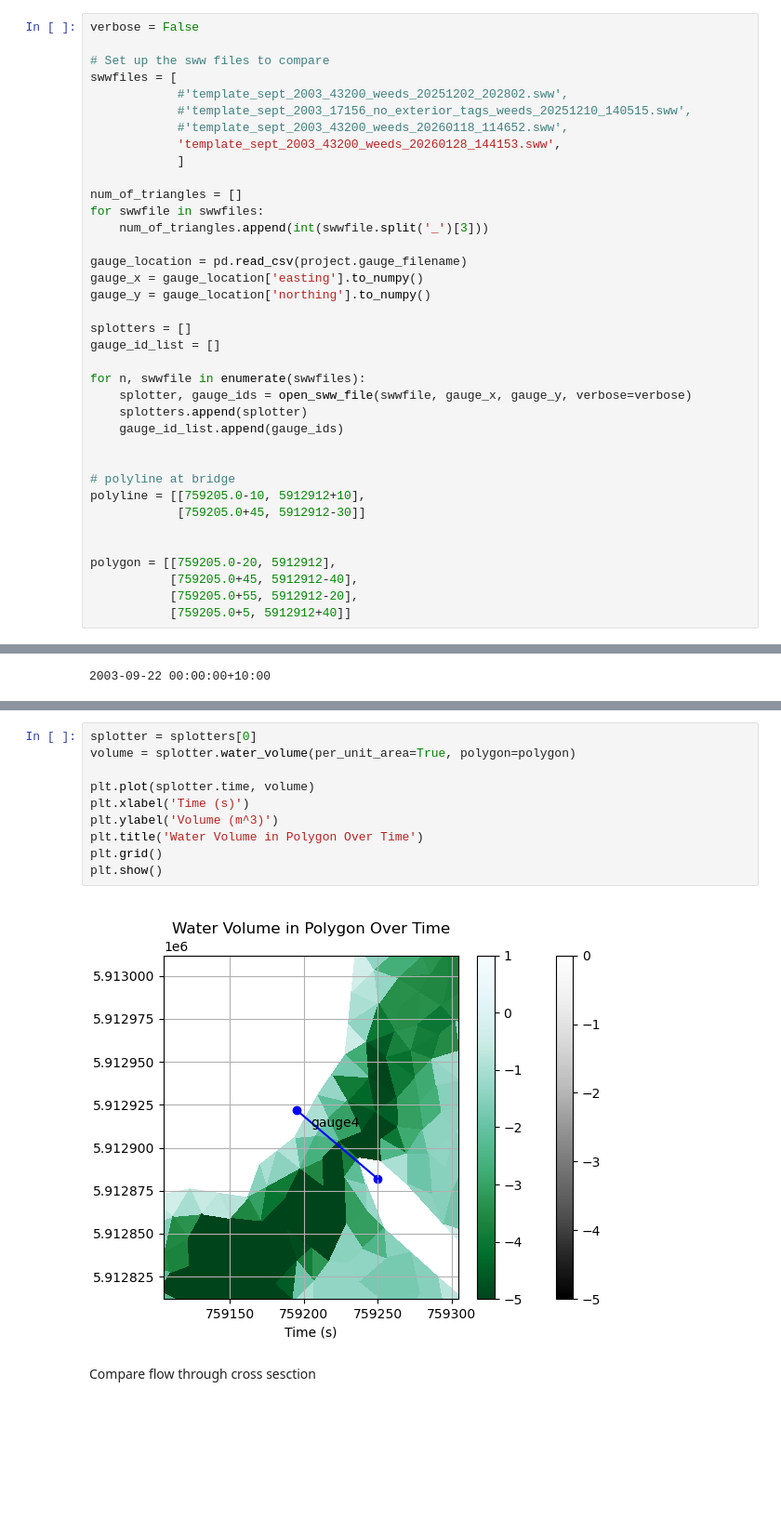
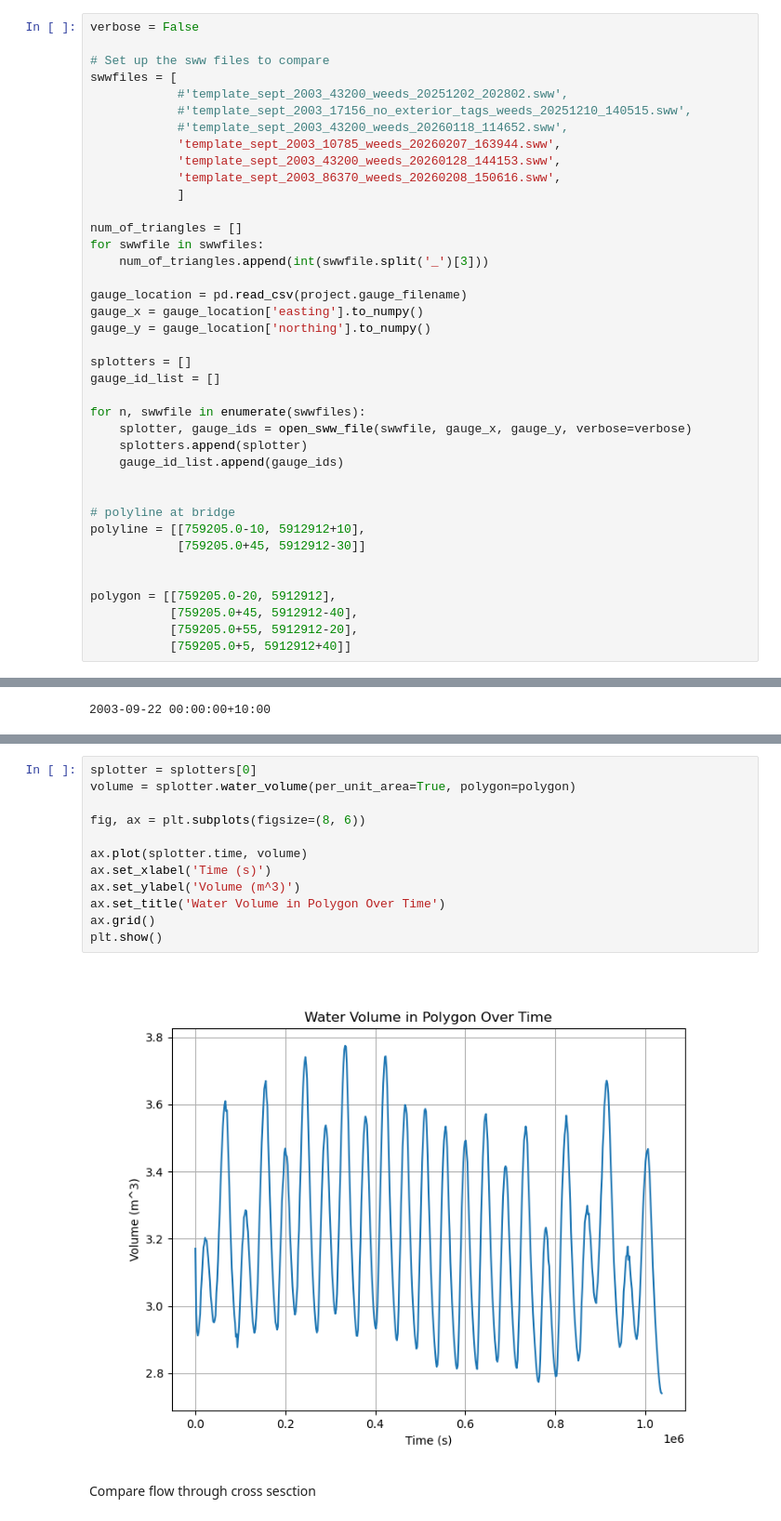
Before and after one commit to stoiver/merimbula, a Jupyter notebook: simulations/template/nb_compare_gauge_data.ipynb, the cells around one changed output, grey strips where cells are left out. Shown at 93% size. Drawn from its saved outputs; the diff is of its cells as text; blank space fills up the shorter version.

```diff
--- a/simulations/template/nb_compare_gauge_data.ipynb
+++ b/simulations/template/nb_compare_gauge_data.ipynb
@@ -76,7 +78,9 @@ swwfiles = [
             #'template_sept_2003_43200_weeds_20251202_202802.sww',
             #'template_sept_2003_17156_no_exterior_tags_weeds_20251210_140515.sww',
             #'template_sept_2003_43200_weeds_20260118_114652.sww',
+            'template_sept_2003_10785_weeds_20260207_163944.sww',
             'template_sept_2003_43200_weeds_20260128_144153.sww',
+            'template_sept_2003_86370_weeds_20260208_150616.sww',
             ]
 
 num_of_triangles = []
@@ -183,15 +203,17 @@ Text(0.5, 1.0, 'Elevation and Mesh at t=0.0s')
 # %%
 splotter = splotters[0]
 volume = splotter.water_volume(per_unit_area=True, polygon=polygon)
 
-plt.plot(splotter.time, volume)
-plt.xlabel('Time (s)')
-plt.ylabel('Volume (m^3)')
-plt.title('Water Volume in Polygon Over Time')
-plt.grid()
+fig, ax = plt.subplots(figsize=(8, 6))
+
+ax.plot(splotter.time, volume)
+ax.set_xlabel('Time (s)')
+ax.set_ylabel('Volume (m^3)')
+ax.set_title('Water Volume in Polygon Over Time')
+ax.grid()
 plt.show()
 # %% [output]
-[figure, old version]
+[figure, new version]
 # %% [markdown]
 Compare flow through cross sesction
 # %%
```
Also changed, not shown: parts of 11 cells of this notebook, 2 other files.
